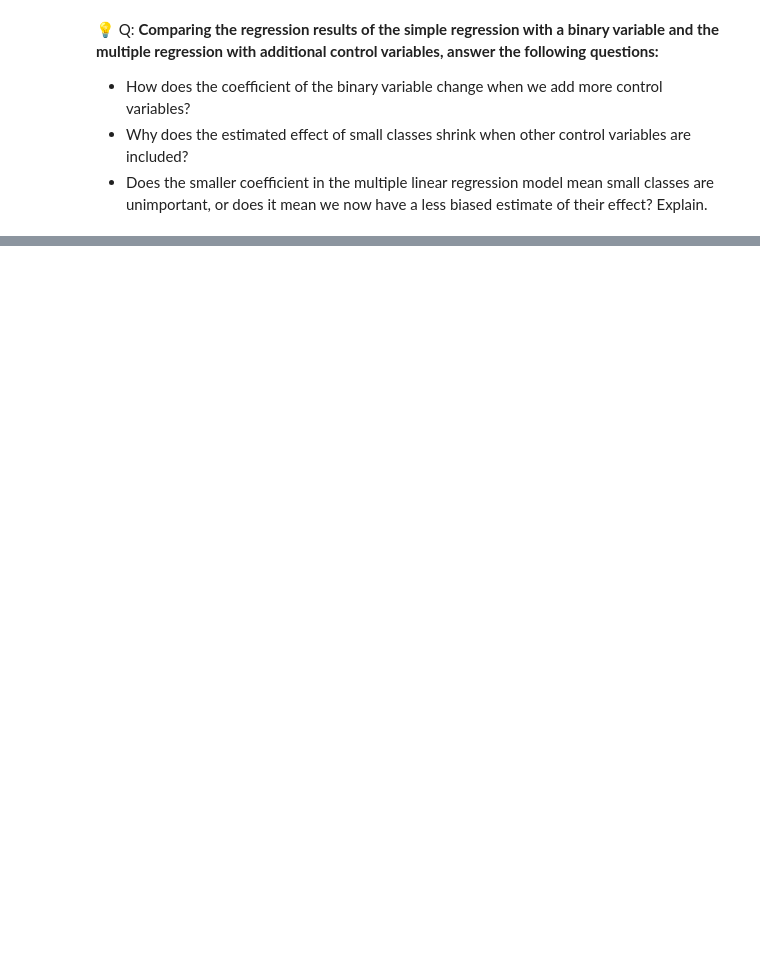
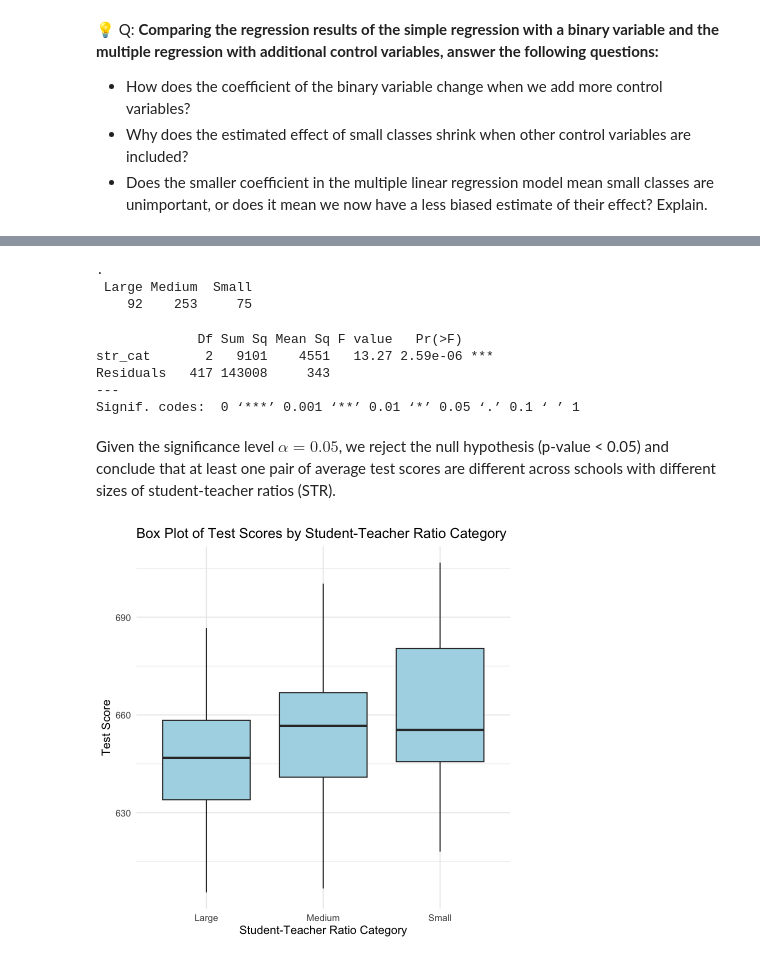
Before and after one commit to my1396/FIN5005-Fall2025, a Jupyter notebook: 07_Lab-2_dummy-variable.ipynb, the cells around one changed output, grey strips where cells are left out. Saved outputs shown, nothing was run; the diff lists cells and outputs as text; code cells hidden in the pictures; blank space fills up the shorter version.

```diff
--- a/07_Lab-2_dummy-variable.ipynb
+++ b/07_Lab-2_dummy-variable.ipynb
@@ -183,0 +245,39 @@ stargazer(dummy_model, dummy_model_mlr,
+# %%
+cas <- cas %>%
+    mutate(
+        str_cat = case_when(
+            STR < 18 ~ "Small",
+            STR >= 18 & STR < 21 ~ "Medium",
+            STR >= 21 ~ "Large"
+        )
+    )
+cas$str_cat %>% table()
+# %% [output]
+.
+ Large Medium  Small
+    92    253     75
+# %%
+# ANOVA test
+anova_result <- aov(TestScore ~ str_cat, data = cas)
+summary(anova_result)
+# %% [output]
+             Df Sum Sq Mean Sq F value   Pr(>F)
+str_cat       2   9101    4551   13.27 2.59e-06 ***
+Residuals   417 143008     343
+---
+Signif. codes:  0 ‘***’ 0.001 ‘**’ 0.01 ‘*’ 0.05 ‘.’ 0.1 ‘ ’ 1
+# %% [markdown]
+Given the significance level $\alpha = 0.05$, we reject the null hypothesis (p-value < 0.05) and conclude that at least one pair of average test scores are different across schools with different sizes of student-teacher ratios (STR).
+# %%
+# Box plot of TestScore by str_cat
+p_anova <- ggplot(cas, aes(x = str_cat, y = TestScore)) +
+    geom_boxplot(fill = "lightblue") +
+    labs(
+        x = "Student-Teacher Ratio Category",
+        y = "Test Score",
+        title = "Box Plot of Test Scores by Student-Teacher Ratio Category"
+    ) +
+    theme_minimal(base_size = 14)
+p_anova
+# %% [output]
+[figure, added]
```
Also changed, not shown: parts of 12 cells of this notebook, 40 other files.
